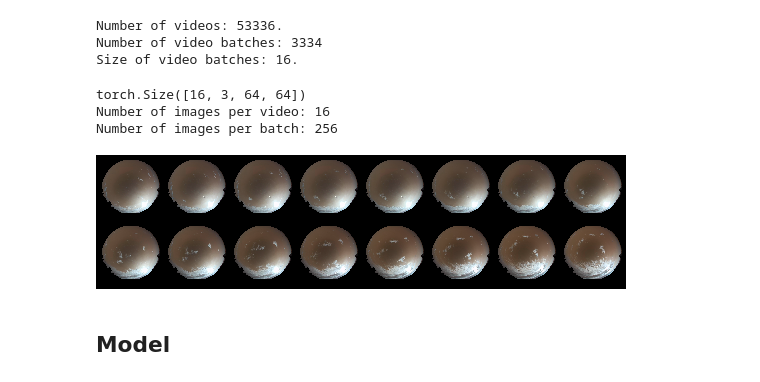
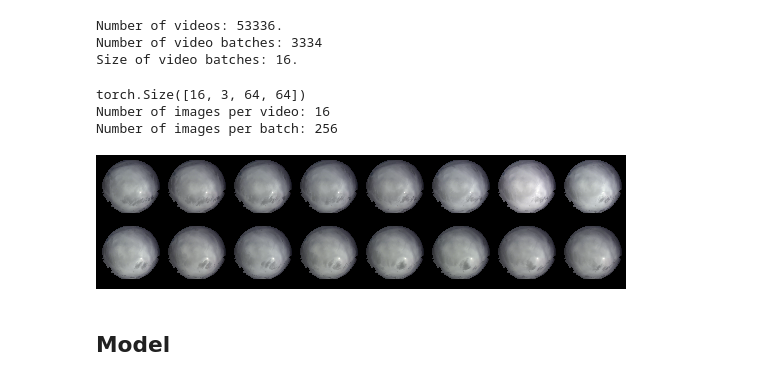
Before and after one commit to javgat/SkyMaskConvLSTM, a Jupyter notebook: codes/ConvLSTM/ConvLSTM.ipynb, the cells around one changed output. Drawn from its saved outputs; the diff is of its cells as text; code cells hidden in the pictures.

```diff
--- a/codes/ConvLSTM/ConvLSTM.ipynb
+++ b/codes/ConvLSTM/ConvLSTM.ipynb
@@ -213,16 +213,16 @@ Size of video batches: 16.
 # %%
 # Fixed input for debugging
 fixed_x, _ = next(iter(train_loader))
 print(fixed_x[0].shape) # 0 because VideoDataset has batch_size videos, not images.
 print(f"Number of images per video: {fixed_x[0].shape[0]}")
 print(f"Number of images per batch: {fixed_x[0].shape[0]*bs}")
-torchvision.utils.save_image(fixed_x[0], 'save/real_image.png')
+torchvision.utils.save_image(fixed_x[0].flip(dims=(1,)), 'save/real_image.png')
 idisplay.Image('save/real_image.png')
 # %% [output]
 torch.Size([16, 3, 64, 64])
 Number of images per video: 16
 Number of images per batch: 256
-[figure, old version]
+[figure, new version]
 # %% [markdown]
 ## Model
 # %%
```
Also changed, not shown: parts of 7 cells of this notebook, 10 other files.
